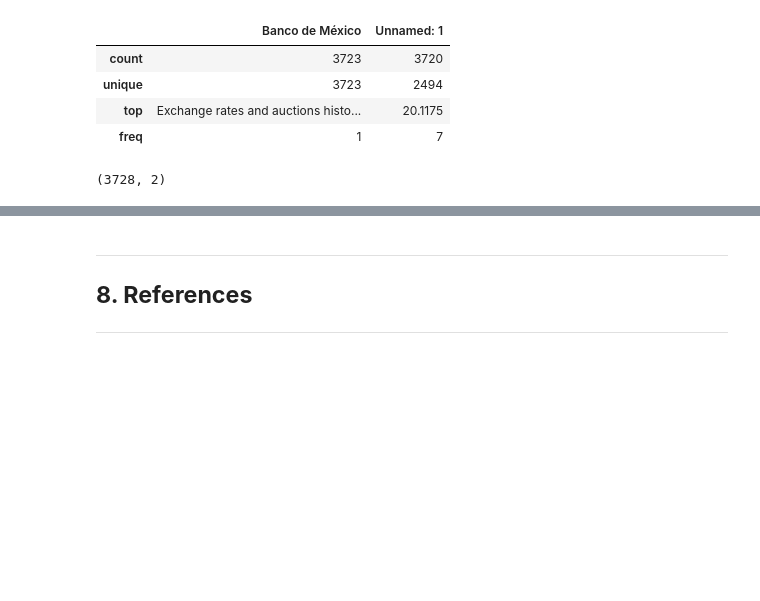
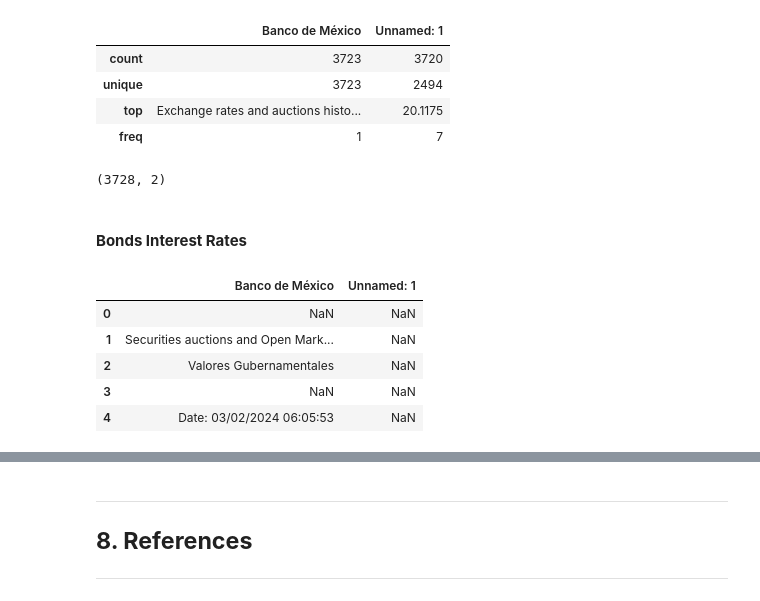
Before and after one commit to DanielEduardoLopez/SalesForecasting, a Jupyter notebook: SalesPrediction.ipynb, the cells around one changed output, grey strips where cells are left out. Saved outputs shown, nothing was run; the diff lists cells and outputs as text; code cells hidden in the pictures; blank space fills up the shorter version.

Commit message:
Added data description of bonds interest rates dataset

```diff
--- a/SalesPrediction.ipynb
+++ b/SalesPrediction.ipynb
@@ -434,3 +443,15 @@ exchange_rates_df.describe()
 exchange_rates_df.shape
 # %% [output]
 (3728, 2)
+# %% [markdown]
+#### **Bonds Interest Rates**
+# %%
+# Preview of the dataset
+bonds_rates_df.head(10)
+# %% [output]
+|  | Banco de México | Unnamed: 1 |
+| 0 | NaN | NaN |
+| 1 | Securities auctions and Open Mark... | NaN |
+| 2 | Valores Gubernamentales | NaN |
+| 3 | NaN | NaN |
+| 4 | Date: 03/02/2024 06:05:53 | NaN |
```
Also changed, not shown: parts of 12 cells of this notebook.
